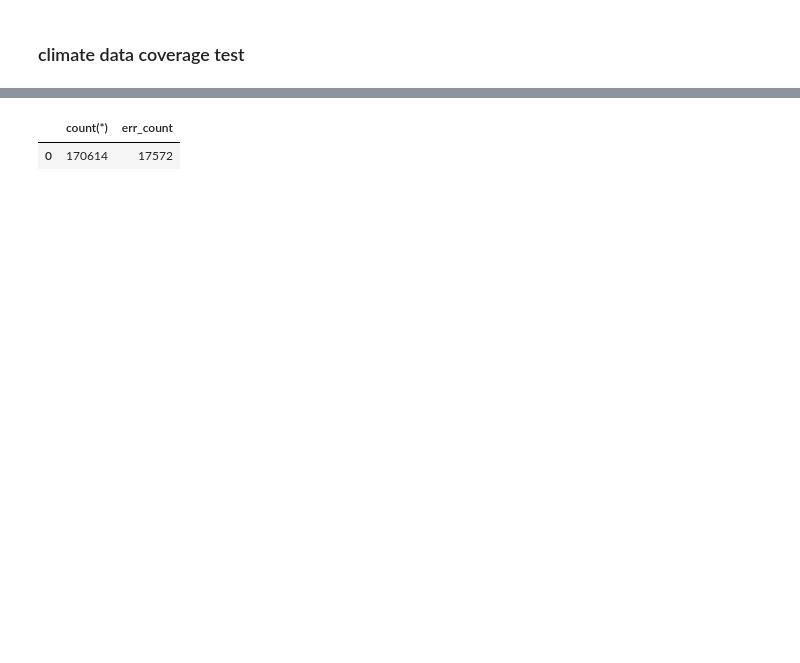
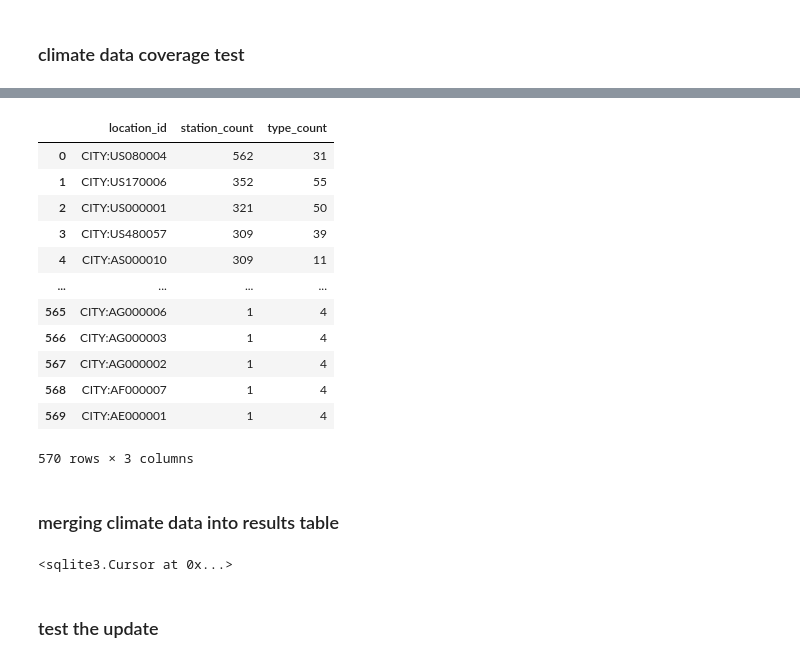
Before and after one commit to Mark-Rozenberg/Foobal-Climate, a Jupyter notebook: climate.ipynb, the cells around one changed output, grey strips where cells are left out. Saved outputs shown, nothing was run; the diff lists cells and outputs as text; code cells hidden in the pictures; blank space fills up the shorter version.

Commit message:
modified:   Data/Main_DB.db 	modified:   climate.ipynb 	modified:   footbal.ipynb 	modified:   requirements.txt 	new file:   results.csv

```diff
--- a/climate.ipynb
+++ b/climate.ipynb
@@ -292,9 +322,37 @@ limit 3
 # %%
 pd.read_sql_query('''
-select count(*),
-count(case when datatype = 'err' then 1 end) as err_count
+select location_id,
+count(distinct station) as station_count,
+count(distinct datatype) as type_count
 from climate
+group by 1
+order by 2 desc
 ''', conn)
 # %% [output]
-|  | count(*) | err_count |
-| 0 | 170614 | 17572 |
+|  | location_id | station_count | type_count |
+| 0 | CITY:US080004 | 562 | 31 |
+| 1 | CITY:US170006 | 352 | 55 |
+| 2 | CITY:US000001 | 321 | 50 |
+| 3 | CITY:US480057 | 309 | 39 |
+| 4 | CITY:AS000010 | 309 | 11 |
+| ... | ... | ... | ... |
+| 565 | CITY:AG000006 | 1 | 4 |
+| 566 | CITY:AG000003 | 1 | 4 |
+| 567 | CITY:AG000002 | 1 | 4 |
+| 568 | CITY:AF000007 | 1 | 4 |
+| 569 | CITY:AE000001 | 1 | 4 |
+570 rows × 3 columns
+# %% [markdown]
+### merging climate data into results table
+# %%
+# Drop columns if they exist
+conn.execute('ALTER TABLE results DROP COLUMN avg_tmax')
+conn.execute('ALTER TABLE results DROP COLUMN avg_tmin')
+conn.execute('ALTER TABLE results DROP COLUMN avg_tavg')
+conn.execute('ALTER TABLE results DROP COLUMN avg_prcp')
+conn.execute('ALTER TABLE results DROP COLUMN avg_snow')
+conn.execute('ALTER TABLE results DROP COLUMN avg_snwd')
+conn.execute('ALTER TABLE results DROP COLUMN avg_wt01')
+conn.execute('ALTER TABLE results DROP COLUMN avg_wt02')
+# %% [output]
+<sqlite3.Cursor at 0x...>
@@ -301,2 +396,4 @@ from climate
+# %% [markdown]
+### test the update
 # %%
 pd.read_sql_query('''
```
Also changed, not shown: parts of 21 cells of this notebook, 4 other files.
